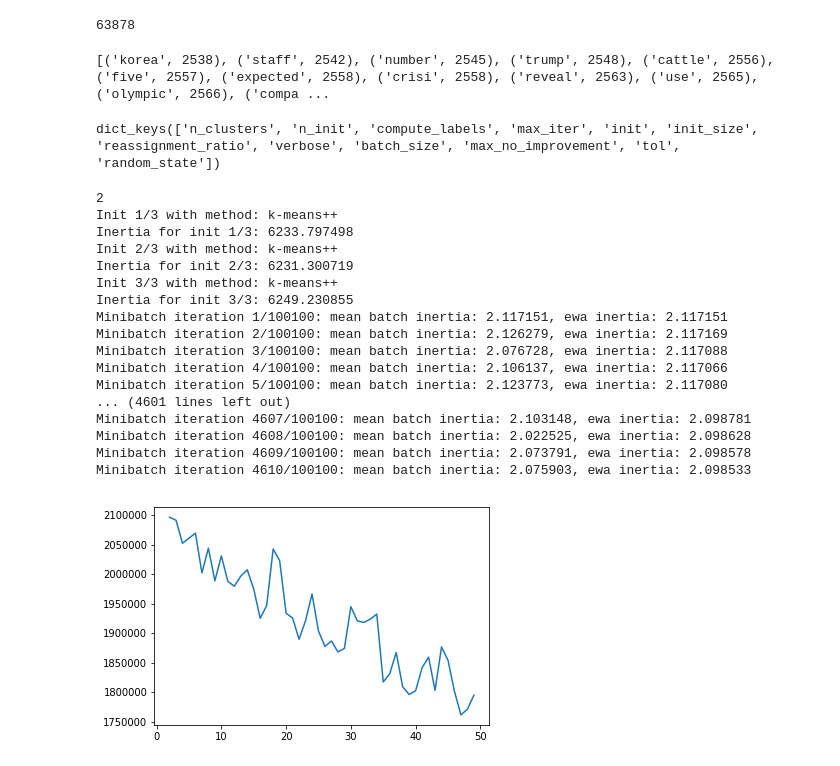
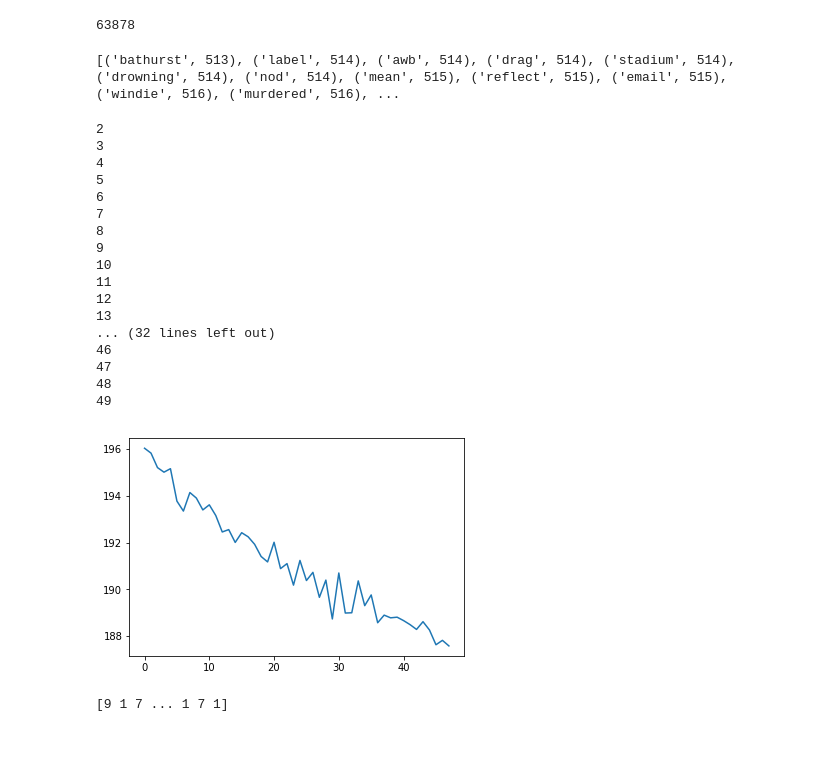
Before and after one commit to henriquelalves/MC866-Unicamp, a Jupyter notebook: assignment3/bagofwords.ipynb, the cells around one changed output. Cells and saved outputs as stored; diff of their text form; code cells hidden in the pictures.

```diff
--- a/assignment3/bagofwords.ipynb
+++ b/assignment3/bagofwords.ipynb
@@ -67,10 +69,10 @@ print(len(bag_of_words))
 # %% [output]
 63878
 # %%
-sorted_dict = sorted(bag_of_words.items(), key=operator.itemgetter(1))[-400:]
+sorted_dict = sorted(bag_of_words.items(), key=operator.itemgetter(1))[-2000:]
 print(sorted_dict)
 # %% [output]
-[('korea', 2538), ('staff', 2542), ('number', 2545), ('trump', 2548), ('cattle', 2556), ('five', 2557), ('expected', 2558), ('crisi', 2558), ('reveal', 2563), ('use', 2565), ('olympic', 2566), ('compa ...
+[('bathurst', 513), ('label', 514), ('awb', 514), ('drag', 514), ('stadium', 514), ('drowning', 514), ('nod', 514), ('mean', 515), ('reflect', 515), ('email', 515), ('windie', 516), ('murdered', 516), ...
 # %%
 indexes = {sorted_dict[i][0]:i for i in range(0,len(sorted_dict))}
 matrix = np.zeros((len(df.headline_text),len(indexes)),dtype=np.uint8)
@@ -78,42 +80,44 @@ matrix = np.zeros((len(df.headline_text),len(indexes)),dtype=np.uint8)
 for i in range(0,len(headlines)):
     for word in (j for j in headlines[i] if j in indexes):
         matrix[i,indexes[word]] = 1 if word in indexes else 0
-# %%
-kmeans = cluster.MiniBatchKMeans(10,verbose = 1,batch_size=1000)
-print(kmeans.get_params().keys())
-# %% [output]
-dict_keys(['n_clusters', 'n_init', 'compute_labels', 'max_iter', 'init', 'init_size', 'reassignment_ratio', 'verbose', 'batch_size', 'max_no_improvement', 'tol', 'random_state'])
 # %%
 np.random.shuffle(matrix)
+matrix = matrix[:10000,:]
 
-labels = list(range(2,20))
+labels = list(range(2,50))
 inertias = []
 
 for i in labels:
     print(i)
-    kmeans = cluster.MiniBatchKMeans(i,verbose = 1,batch_size=1000,max_no_improvement=None)
+    kmeans = cluster.KMeans(i,verbose = 0)
     kmeans.fit(matrix)
     inertias.append(kmeans.inertia_)
 # %% [output]
 2
-Init 1/3 with method: k-means++
-Inertia for init 1/3: 6233.797498
-Init 2/3 with method: k-means++
-Inertia for init 2/3: 6231.300719
-Init 3/3 with method: k-means++
-Inertia for init 3/3: 6249.230855
-Minibatch iteration 1/100100: mean batch inertia: 2.117151, ewa inertia: 2.117151
-Minibatch iteration 2/100100: mean batch inertia: 2.126279, ewa inertia: 2.117169
-Minibatch iteration 3/100100: mean batch inertia: 2.076728, ewa inertia: 2.117088
-Minibatch iteration 4/100100: mean batch inertia: 2.106137, ewa inertia: 2.117066
-Minibatch iteration 5/100100: mean batch inertia: 2.123773, ewa inertia: 2.117080
-... (4601 lines left out)
-Minibatch iteration 4607/100100: mean batch inertia: 2.103148, ewa inertia: 2.098781
-Minibatch iteration 4608/100100: mean batch inertia: 2.022525, ewa inertia: 2.098628
-Minibatch iteration 4609/100100: mean batch inertia: 2.073791, ewa inertia: 2.098578
-Minibatch iteration 4610/100100: mean batch inertia: 2.075903, ewa inertia: 2.098533
+3
+4
+5
+6
+7
+8
+9
+10
+11
+12
+13
+... (32 lines left out)
+46
+47
+48
+49
 # %%
-plt.plot(labels, inertias)
+plt.plot(list(range(len(inertias))), [math.sqrt(i) for i in inertias])
 plt.show()
 # %% [output]
-[figure, old version]
+[figure, new version]
+# %%
+kmeans = cluster.KMeans(25,verbose = 0)
+kmeans.fit(matrix)
+print(kmeans.labels_)
+# %% [output]
+[9 1 7 ... 1 7 1]
```
Also changed, not shown: parts of 3 cells of this notebook.
